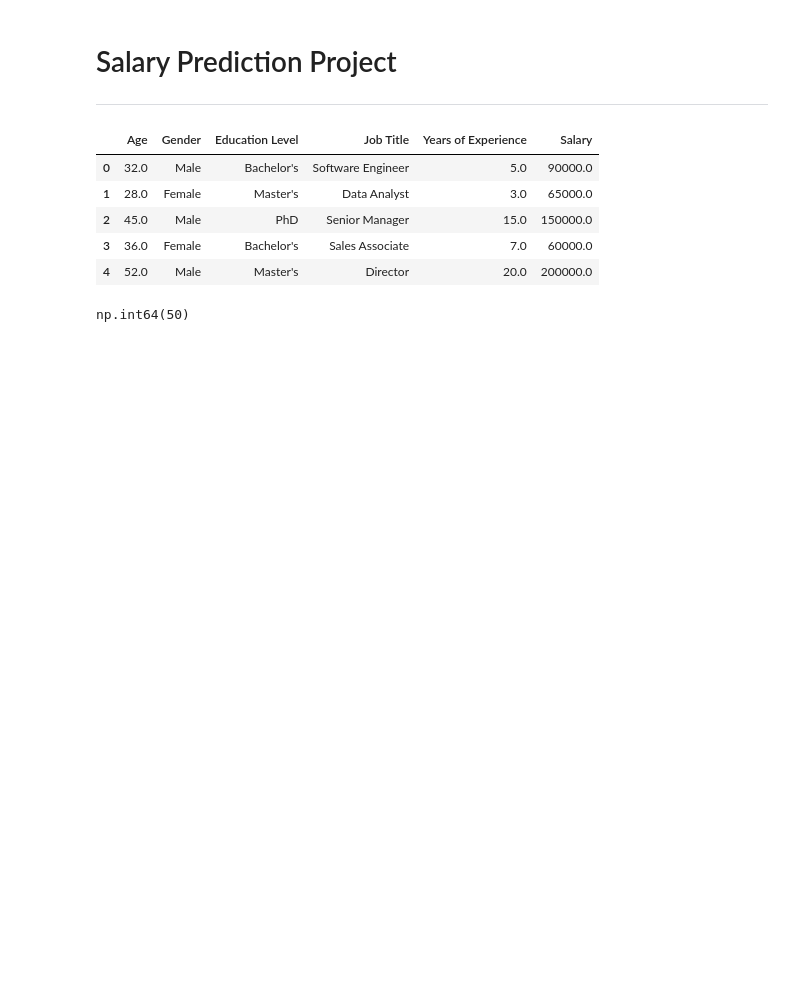
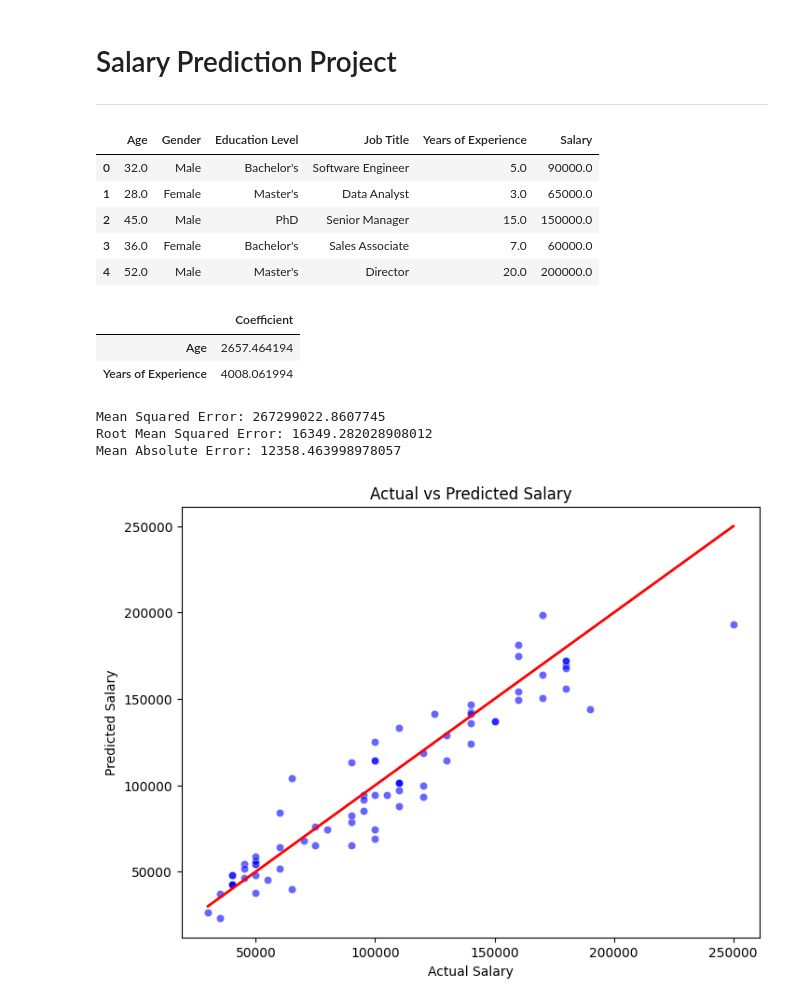
Before and after one commit to AbdulHadi17/VENV-Regression, a Jupyter notebook: notebooks/2_Main.ipynb, the cells around one changed output. Saved outputs shown, nothing was run; the diff lists cells and outputs as text; code cells hidden in the pictures; blank space fills up the shorter version.

```diff
--- a/notebooks/2_Main.ipynb
+++ b/notebooks/2_Main.ipynb
@@ -18,6 +23,48 @@ salaryDB.head(5)
 | 2 | 45.0 | Male | PhD | Senior Manager | 15.0 | 150000.0 |
 | 3 | 36.0 | Female | Bachelor's | Sales Associate | 7.0 | 60000.0 |
 | 4 | 52.0 | Male | Master's | Director | 20.0 | 200000.0 |
+# %%
+# Checking and Removing for NaN
+salaryDB[salaryDB.isna().any(axis=1)]
+
+salaryDB = salaryDB.dropna()
 # %%
+X = salaryDB[['Age' , 'Years of Experience']]
+y = salaryDB['Salary']
+
+#Splitting the dataset into training and testing sets
+X_train, X_test , y_train , y_test = train_test_split(X,y, test_size=0.2, random_state=42)
-# %% [output]
-np.int64(50)
+# %%
+
+lr = LinearRegression()
+lr.fit(X_train, y_train)
+
+pd.DataFrame(lr.coef_, index=X.columns, columns=['Coefficient'])
+# %% [output]
+|  | Coefficient |
+| Age | 2657.464194 |
+| Years of Experience | 4008.061994 |
+# %%
+
+lr.predict(X_test)
+
+y_pred = lr.predict(X_test)
+
+print("Mean Squared Error:", mean_squared_error(y_test, y_pred))
+print("Root Mean Squared Error:", sqrt(mean_squared_error(y_test, y_pred)))
+print("Mean Absolute Error:", mean_absolute_error(y_test, y_pred))
+# %% [output]
+Mean Squared Error: 267299022.8607745
+Root Mean Squared Error: 16349.282028908012
+Mean Absolute Error: 12358.463998978057
+# %%
+# Plot Actual vs Predicted using seaborn
+plt.figure(figsize=(8, 6))
+sns.scatterplot(x=y_test, y=y_pred, color='blue', alpha=0.6)
+plt.plot([y_test.min(), y_test.max()], [y_test.min(), y_test.max()], color='red', linewidth=2)  # 45-degree line
+plt.xlabel('Actual Salary')
+plt.ylabel('Predicted Salary')
+plt.title('Actual vs Predicted Salary')
+plt.show()
+# %% [output]
+[figure, added]
```
Also changed, not shown: parts of 1 cell of this notebook.
